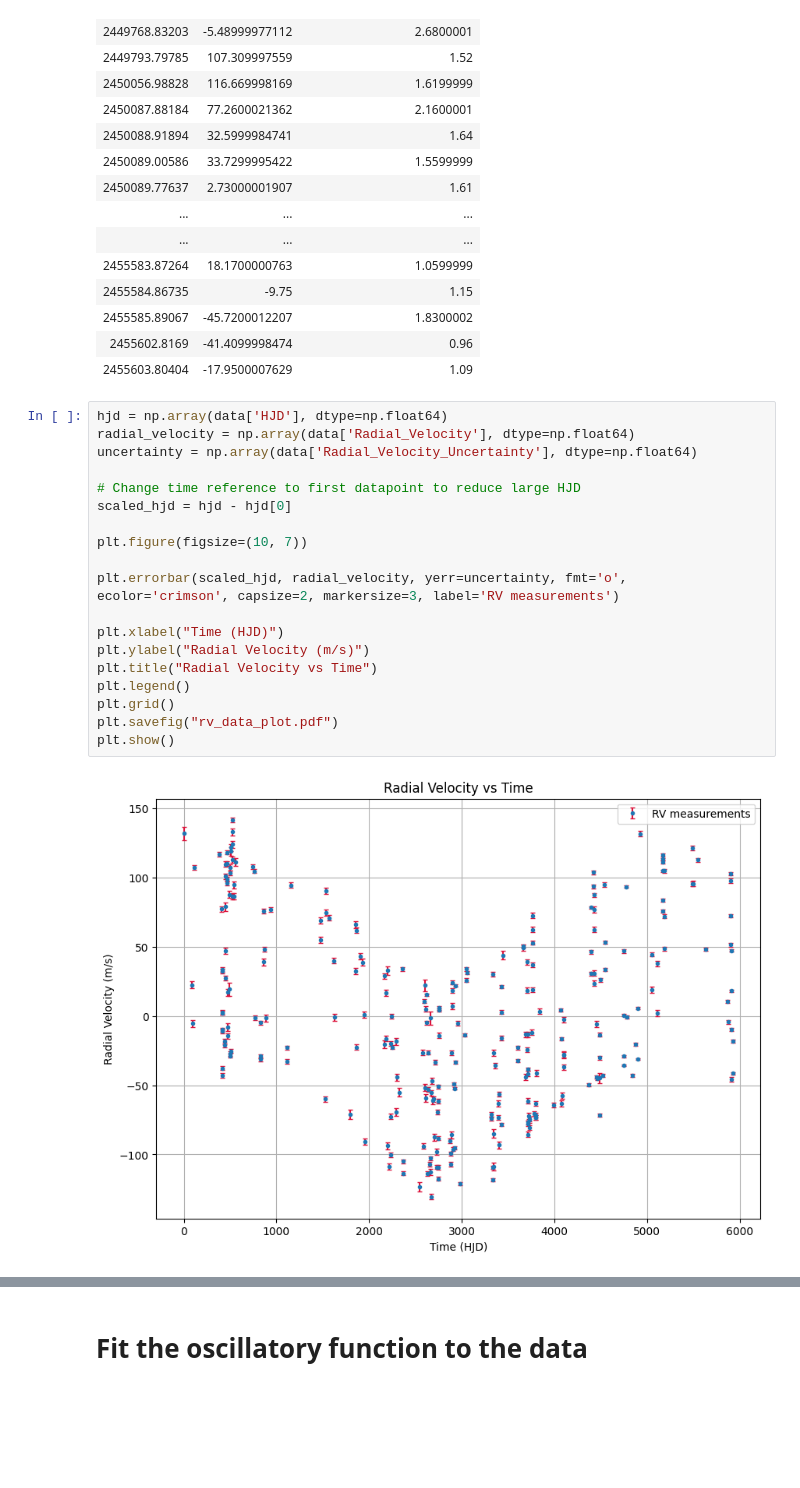
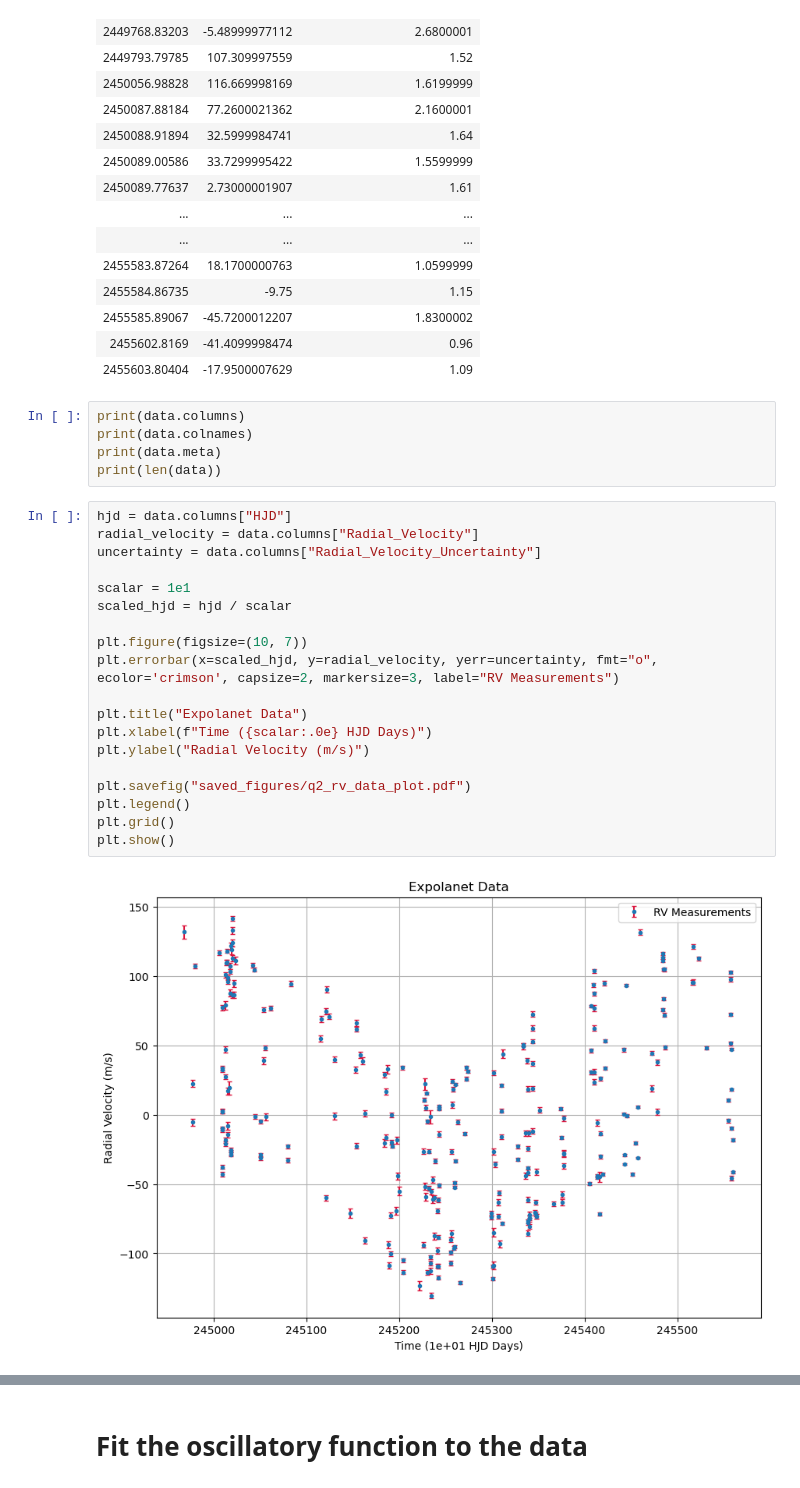
Before and after one commit to djlouie/ASTR-19-Group-Project, a Jupyter notebook: astr19-group-project.ipynb, the cells around one changed output, grey strips where cells are left out. Drawn from its saved outputs; the diff is of its cells as text; blank space fills up the shorter version.

```diff
--- a/astr19-group-project.ipynb
+++ b/astr19-group-project.ipynb
@@ -27,24 +40,29 @@ Table length=274
 | 2455585.89067 | -45.7200012207 | 1.8300002 |
 | 2455602.8169 | -41.4099998474 | 0.96 |
 | 2455603.80404 | -17.9500007629 | 1.09 |
-# %%
-hjd = np.array(data['HJD'], dtype=np.float64)
-radial_velocity = np.array(data['Radial_Velocity'], dtype=np.float64)
-uncertainty = np.array(data['Radial_Velocity_Uncertainty'], dtype=np.float64)
-
-# Change time reference to first datapoint to reduce large HJD
-scaled_hjd = hjd - hjd[0]
-
-plt.figure(figsize=(10, 7))
-
-plt.errorbar(scaled_hjd, radial_velocity, yerr=uncertainty, fmt='o', ecolor='crimson', capsize=2, markersize=3, label='RV measurements')
-
-plt.xlabel("Time (HJD)")
-plt.ylabel("Radial Velocity (m/s)")
-plt.title("Radial Velocity vs Time")
-plt.legend()
-plt.grid()
-plt.savefig("rv_data_plot.pdf")
-plt.show()
-# %% [output]
-[figure, removed]
+# %%
+print(data.columns)
+print(data.colnames)
+print(data.meta)
+print(len(data))
+# %%
+hjd = data.columns["HJD"]
+radial_velocity = data.columns["Radial_Velocity"]
+uncertainty = data.columns["Radial_Velocity_Uncertainty"]
+
+scalar = 1e1
+scaled_hjd = hjd / scalar
+
+plt.figure(figsize=(10, 7))
+plt.errorbar(x=scaled_hjd, y=radial_velocity, yerr=uncertainty, fmt="o", ecolor='crimson', capsize=2, markersize=3, label="RV Measurements")
+
+plt.title("Expolanet Data")
+plt.xlabel(f"Time ({scalar:.0e} HJD Days)")
+plt.ylabel("Radial Velocity (m/s)")
+
+plt.savefig("saved_figures/q2_rv_data_plot.pdf")
+plt.legend()
+plt.grid()
+plt.show()
+# %% [output]
+[figure, added]
```
Also changed, not shown: parts of 22 cells of this notebook, 6 other files.
